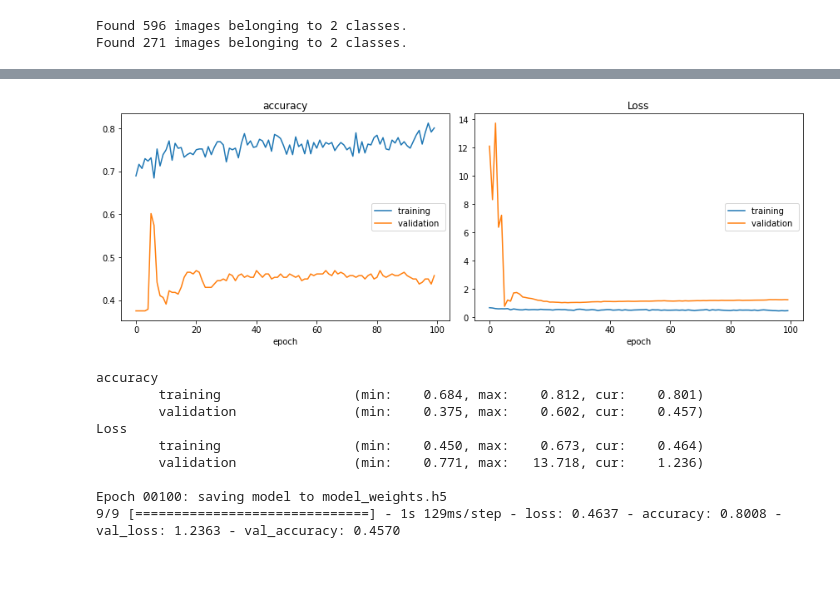
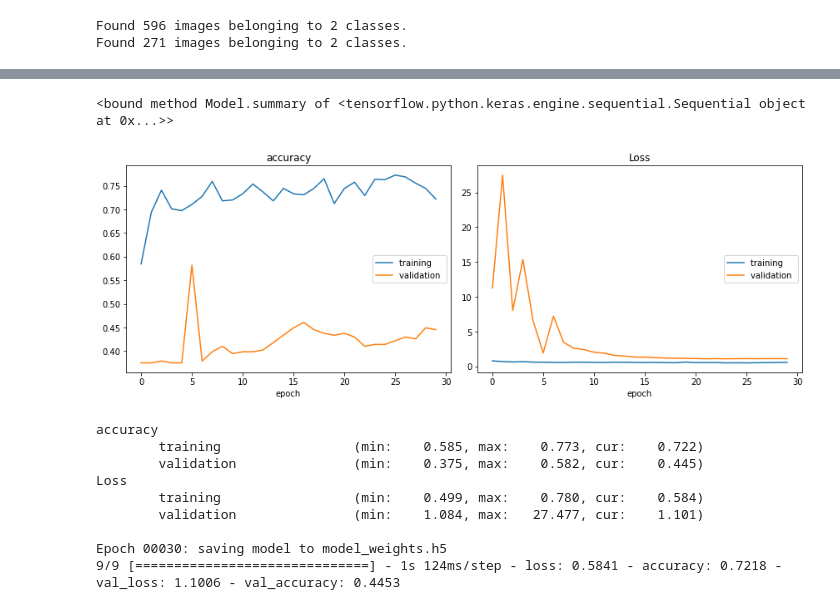
Before and after one commit to Sherykhann/Image-classification-, a Jupyter notebook: Covid_19.ipynb, the cells around one changed output, grey strips where cells are left out. Saved outputs shown, nothing was run; the diff lists cells and outputs as text; code cells hidden in the pictures; blank space fills up the shorter version.

```diff
--- a/Covid_19.ipynb
+++ b/Covid_19.ipynb
@@ -170,8 +168,12 @@ Total params: 4,476,162
 Trainable params: 4,472,194
 Non-trainable params: 3,968
 _________________________________________________________________
+# %%
+model.summary
+# %% [output]
+<bound method Model.summary of <tensorflow.python.keras.engine.sequential.Sequential object at 0x...>>
 # %%
-epochs = 100
+epochs = 30
 steps_per_epoch = train_generator.n//train_generator.batch_size
 validation_steps = validation_generator.n//validation_generator.batch_size
 
@@ -183,14 +185,15 @@ checkpoint = ModelCheckpoint("model_weights.h5", monitor='val_accuracy',
 callbacks = [PlotLossesKerasTF(), checkpoint, reduce_lr]
 # %%
 history = model.fit(x=train_generator, steps_per_epoch=steps_per_epoch, epochs=epochs, validation_data = validation_generator, validation_steps = validation_steps, callbacks=callbacks)
+model.save('my_model.h5')
 # %% [output]
-[figure, old version]
+[figure, new version]
 accuracy
-        training                 (min:    0.684, max:    0.812, cur:    0.801)
-        validation               (min:    0.375, max:    0.602, cur:    0.457)
+        training                 (min:    0.585, max:    0.773, cur:    0.722)
+        validation               (min:    0.375, max:    0.582, cur:    0.445)
 Loss
-        training                 (min:    0.450, max:    0.673, cur:    0.464)
-        validation               (min:    0.771, max:   13.718, cur:    1.236)
+        training                 (min:    0.499, max:    0.780, cur:    0.584)
+        validation               (min:    1.084, max:   27.477, cur:    1.101)
 
-Epoch 00100: saving model to model_weights.h5
-9/9 [==============================] - 1s 129ms/step - loss: 0.4637 - accuracy: 0.8008 - val_loss: 1.2363 - val_accuracy: 0.4570
+Epoch 00030: saving model to model_weights.h5
+9/9 [==============================] - 1s 124ms/step - loss: 0.5841 - accuracy: 0.7218 - val_loss: 1.1006 - val_accuracy: 0.4453
```
Also changed, not shown: parts of 26 cells of this notebook.
